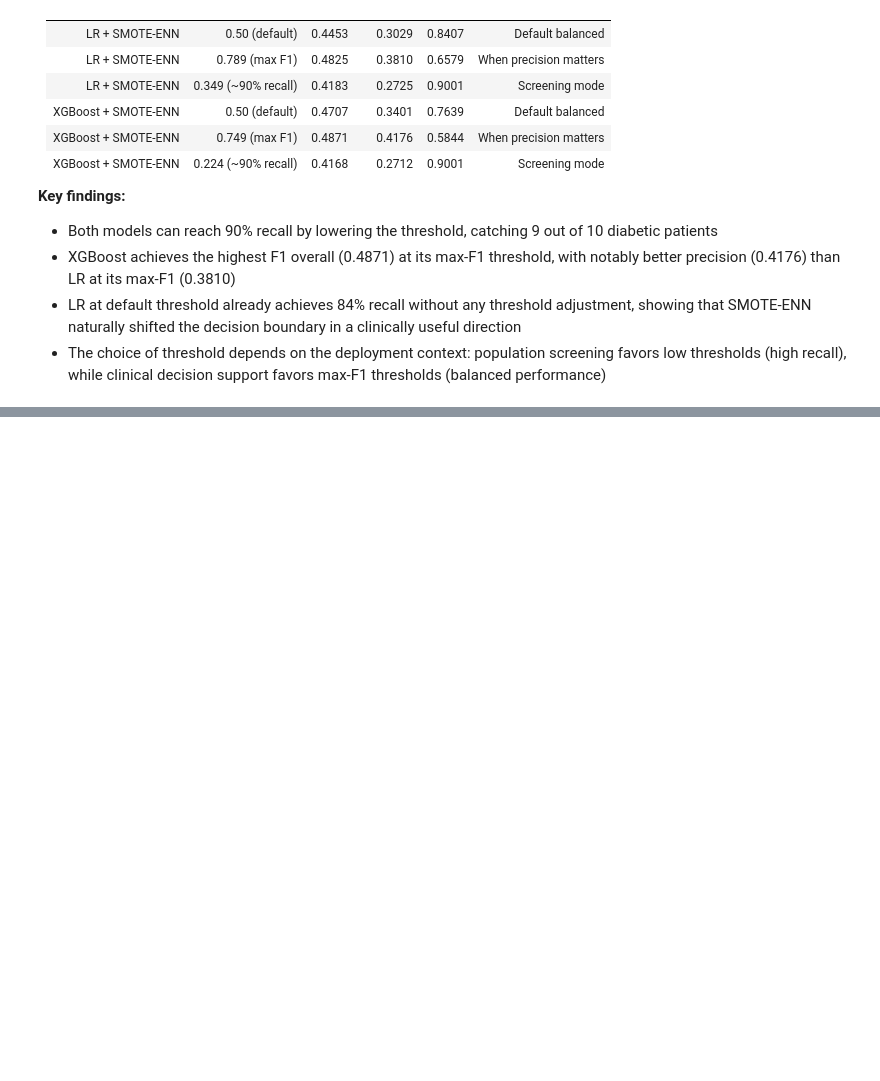
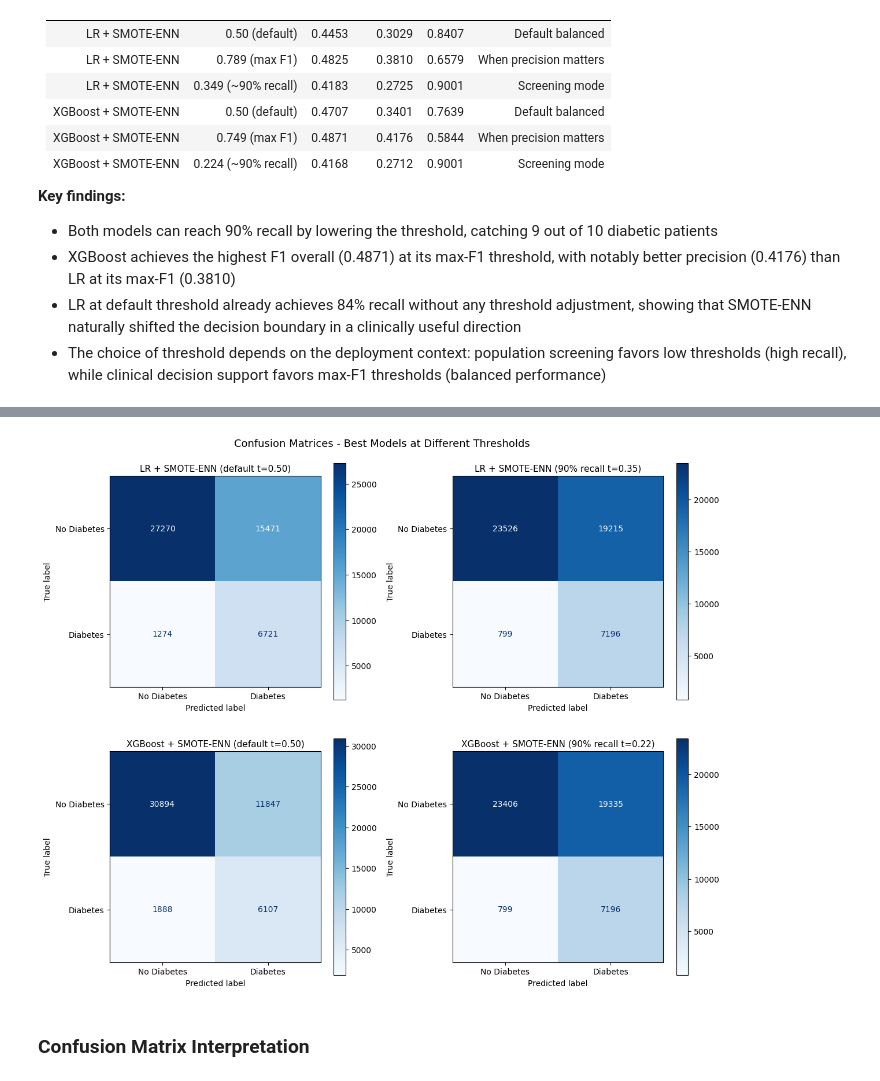
Before and after one commit to Attested-paper51/diabetes-risk-prediction, a Jupyter notebook: 02_modeling.ipynb, the cells around one changed output, grey strips where cells are left out. Saved outputs shown, nothing was run; the diff lists cells and outputs as text; code cells hidden in the pictures; blank space fills up the shorter version.

Commit message:
Add confusion matrices for best models at different thresholds

```diff
--- a/02_modeling.ipynb
+++ b/02_modeling.ipynb
@@ -938,0 +942,25 @@ plt.show()
+# %%
+from sklearn.metrics import confusion_matrix, ConfusionMatrixDisplay
+
+fig, axes = plt.subplots(2, 2, figsize=(12, 10))
+
+models = [
+    ("LR + SMOTE-ENN (default t=0.50)", lr_tuned.predict(X_test_scaled)),
+    ("LR + SMOTE-ENN (90% recall t=0.35)", (y_proba_lr >= thresh_90).astype(int)),
+    ("XGBoost + SMOTE-ENN (default t=0.50)", xgb_tuned.predict(X_test)),
+    ("XGBoost + SMOTE-ENN (90% recall t=0.22)", (y_proba_xgb >= thresh_90_x).astype(int))
+]
+
+for ax, (title, preds) in zip(axes.flatten(), models):
+    cm = confusion_matrix(y_test, preds)
+    disp = ConfusionMatrixDisplay(cm, display_labels=['No Diabetes', 'Diabetes'])
+    disp.plot(ax=ax, cmap='Blues', values_format='d')
+    ax.set_title(title, fontsize=11)
+
+plt.suptitle('Confusion Matrices - Best Models at Different Thresholds', fontsize=13)
+plt.tight_layout()
+plt.show()
+# %% [output]
+[figure, added]
+# %% [markdown]
+### Confusion Matrix Interpretation
```
Also changed, not shown: parts of 4 cells of this notebook.
